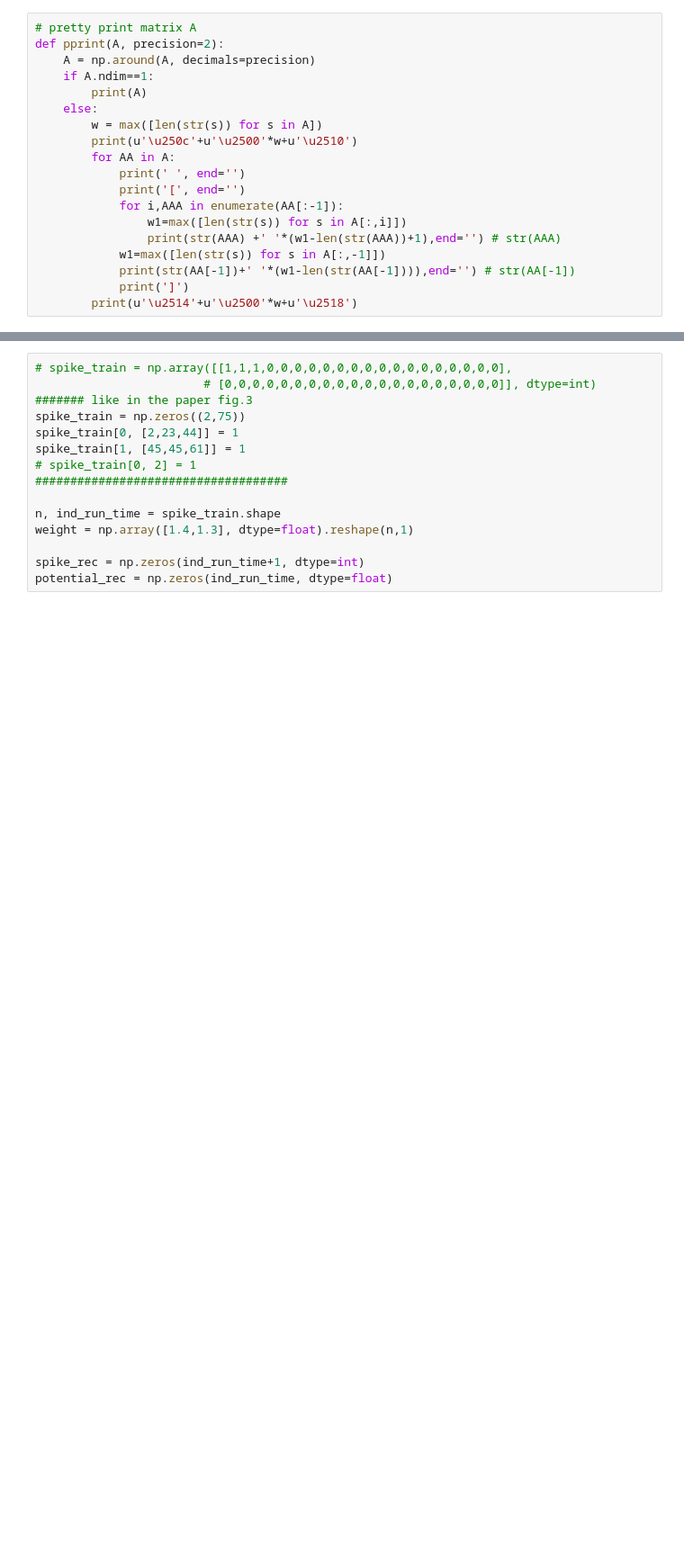
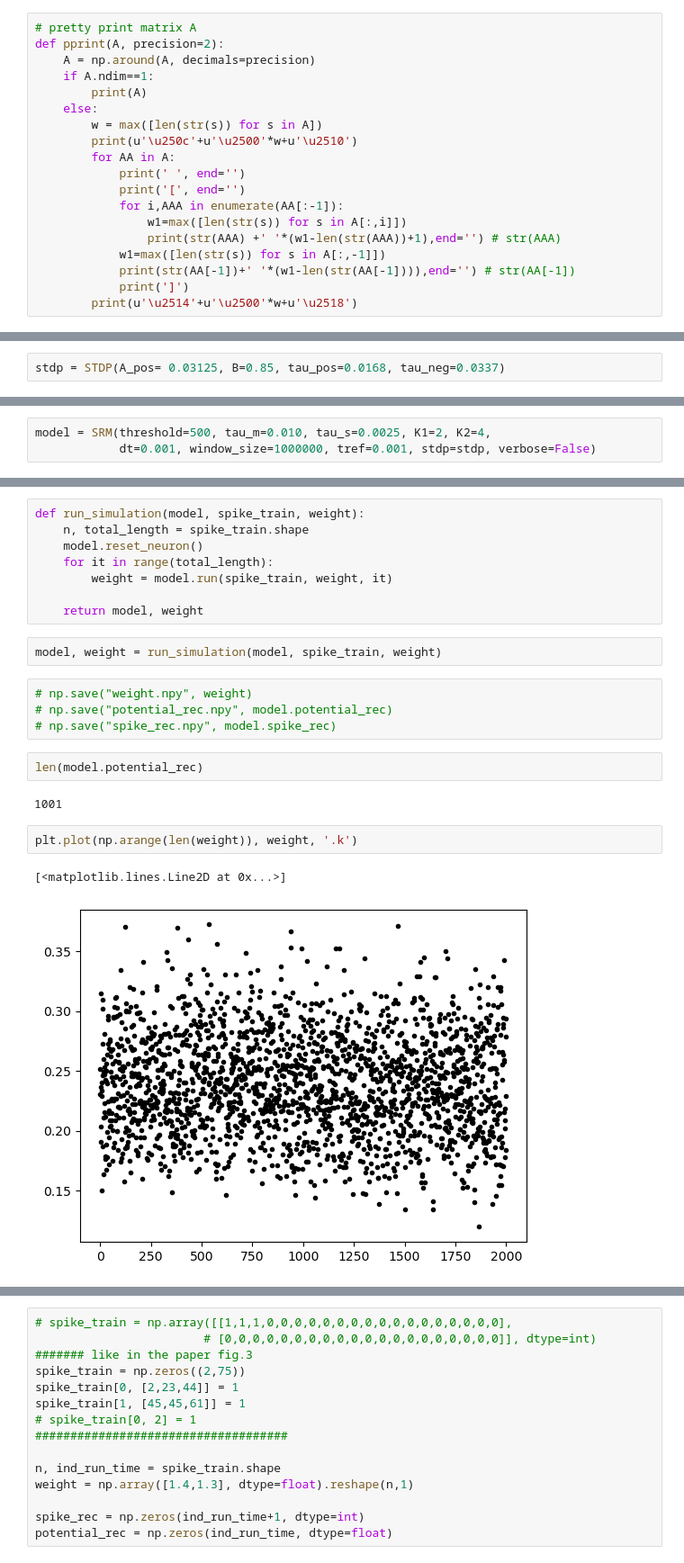
Before and after one commit to mehranfaraji/STDP-Finds-Start-of-Patterns, a Jupyter notebook: SRM-simple.ipynb, the cells around one changed output, grey strips where cells are left out. Shown at 90% size. Cells and saved outputs as stored; diff of their text form; blank space fills up the shorter version.

```diff
--- a/SRM-simple.ipynb
+++ b/SRM-simple.ipynb
@@ -309,0 +408,2 @@ if the neuron 2 has been reached to its threshold or not. if so do the steps bel
+# %%
+stdp = STDP(A_pos= 0.03125, B=0.85, tau_pos=0.0168, tau_neg=0.0337)
@@ -309,0 +860,3 @@ if the neuron 2 has been reached to its threshold or not. if so do the steps bel
+# %%
+model = SRM(threshold=500, tau_m=0.010, tau_s=0.0025, K1=2, K2=4,
+            dt=0.001, window_size=1000000, tref=0.001, stdp=stdp, verbose=False)
@@ -309,0 +874,23 @@ if the neuron 2 has been reached to its threshold or not. if so do the steps bel
+# %%
+def run_simulation(model, spike_train, weight):
+    n, total_length = spike_train.shape
+    model.reset_neuron()
+    for it in range(total_length):
+        weight = model.run(spike_train, weight, it)
+
+    return model, weight
+# %%
+model, weight = run_simulation(model, spike_train, weight)
+# %%
+# np.save("weight.npy", weight)
+# np.save("potential_rec.npy", model.potential_rec)
+# np.save("spike_rec.npy", model.spike_rec)
+# %%
+len(model.potential_rec)
+# %% [output]
+1001
+# %%
+plt.plot(np.arange(len(weight)), weight, '.k')
+# %% [output]
+[<matplotlib.lines.Line2D at 0x...>]
+[figure, added]
```
Also changed, not shown: parts of 59 cells of this notebook, 1 other file.
